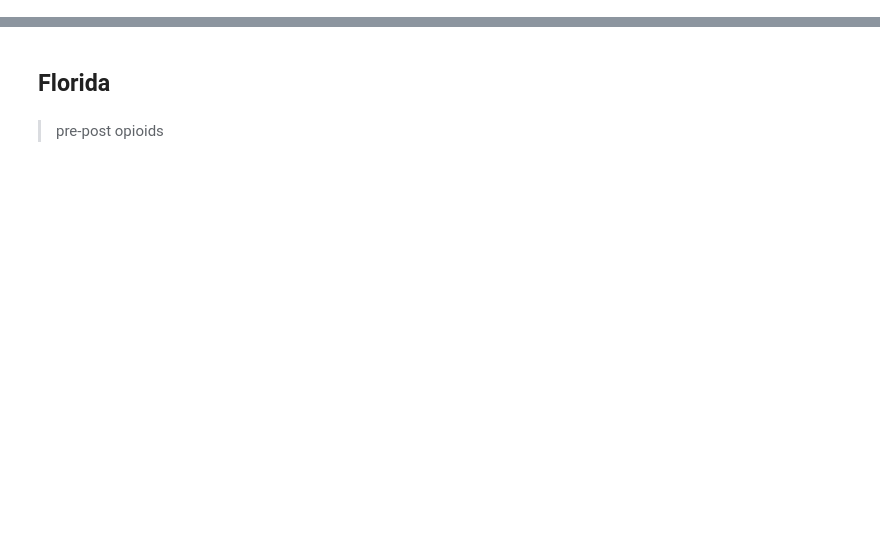
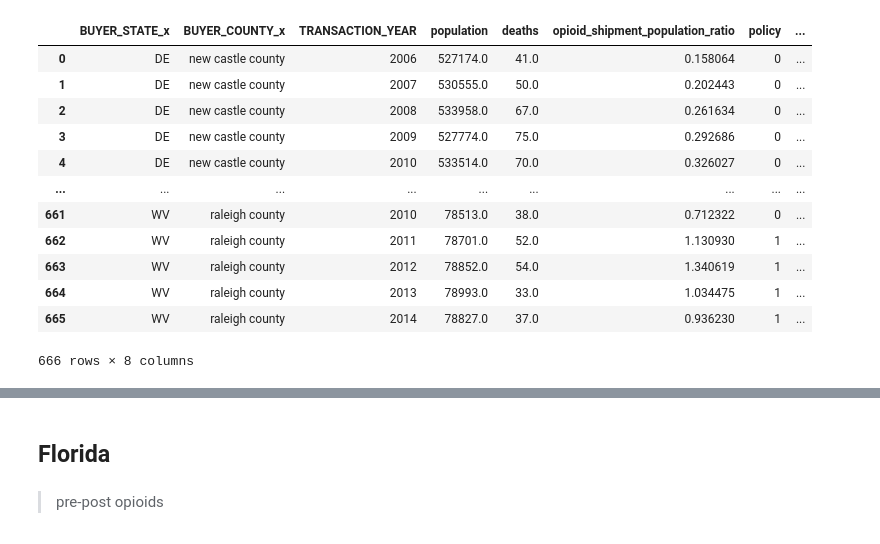
Before and after one commit to MIDS-at-Duke/pds-2022-leep, a Jupyter notebook: 10_code/plotting.ipynb, the cells around one changed output, grey strips where cells are left out. Saved outputs shown, nothing was run; the diff lists cells and outputs as text; code cells hidden in the pictures; blank space fills up the shorter version.

```diff
--- a/10_code/plotting.ipynb
+++ b/10_code/plotting.ipynb
@@ -5,3 +5,6 @@ import pandas as pd
 # %%
 fl = pd.read_csv("/Users/emma/Downloads/FL_WA_DEC10_subsets_no_dups/FL_DEC10_subset.csv")
 wa = pd.read_csv("/Users/emma/Downloads/FL_WA_DEC10_subsets_no_dups/WA_DEC10_subset.csv")
+# %%
+FL_DE = pd.read_csv("/Users/emma/Downloads/DE_VA_dupsremoved_DEC11/DE subsets_regen_DEC11.csv")
+FL = pd.concat([fl, FL_DE])
@@ -8,3 +22,7 @@ wa = pd.read_csv("/Users/emma/Downloads/FL_WA_DEC10_subsets_no_dups/WA_DEC10_sub
+# %%
+FL = FL[['BUYER_STATE_x', 'BUYER_COUNTY_x', 'TRANSACTION_YEAR',
+       'TRANSACTION_DATE_DT', 'Opioids_Shipment_IN_GM', 'fips',
+       'opioid_shipment_population_ratio', 'year', 'population', 'deaths']]
 # %%
 def data_opioids(df, year, state):
     """make dataset ready to run diff-diff and pre-post for opioids"""
@@ -31,7 +47,23 @@ def data_death(df, year, state):
 
     return df
 # %%
-FL = data_opioids(fl, 2010, "FL")
+FL = data_opioids(FL, 2010, "FL")
+# %%
+FL
+# %% [output]
+|  | BUYER_STATE_x | BUYER_COUNTY_x | TRANSACTION_YEAR | population | deaths | opioid_shipment_population_ratio | policy | ... |
+| 0 | DE | new castle county | 2006 | 527174.0 | 41.0 | 0.158064 | 0 | ... |
+| 1 | DE | new castle county | 2007 | 530555.0 | 50.0 | 0.202443 | 0 | ... |
+| 2 | DE | new castle county | 2008 | 533958.0 | 67.0 | 0.261634 | 0 | ... |
+| 3 | DE | new castle county | 2009 | 527774.0 | 75.0 | 0.292686 | 0 | ... |
+| 4 | DE | new castle county | 2010 | 533514.0 | 70.0 | 0.326027 | 0 | ... |
+| ... | ... | ... | ... | ... | ... | ... | ... | ... |
+| 661 | WV | raleigh county | 2010 | 78513.0 | 38.0 | 0.712322 | 0 | ... |
+| 662 | WV | raleigh county | 2011 | 78701.0 | 52.0 | 1.130930 | 1 | ... |
+| 663 | WV | raleigh county | 2012 | 78852.0 | 54.0 | 1.340619 | 1 | ... |
+| 664 | WV | raleigh county | 2013 | 78993.0 | 33.0 | 1.034475 | 1 | ... |
+| 665 | WV | raleigh county | 2014 | 78827.0 | 37.0 | 0.936230 | 1 | ... |
+666 rows × 8 columns
 # %%
 FL_pre = pd.read_csv("/Users/emma/pds-2022-leep/20_intermediate_files/fl_pre.csv")
 FL_post = pd.read_csv("/Users/emma/pds-2022-leep/20_intermediate_files/fl_post.csv")
```
Also changed, not shown: parts of 11 cells of this notebook.
